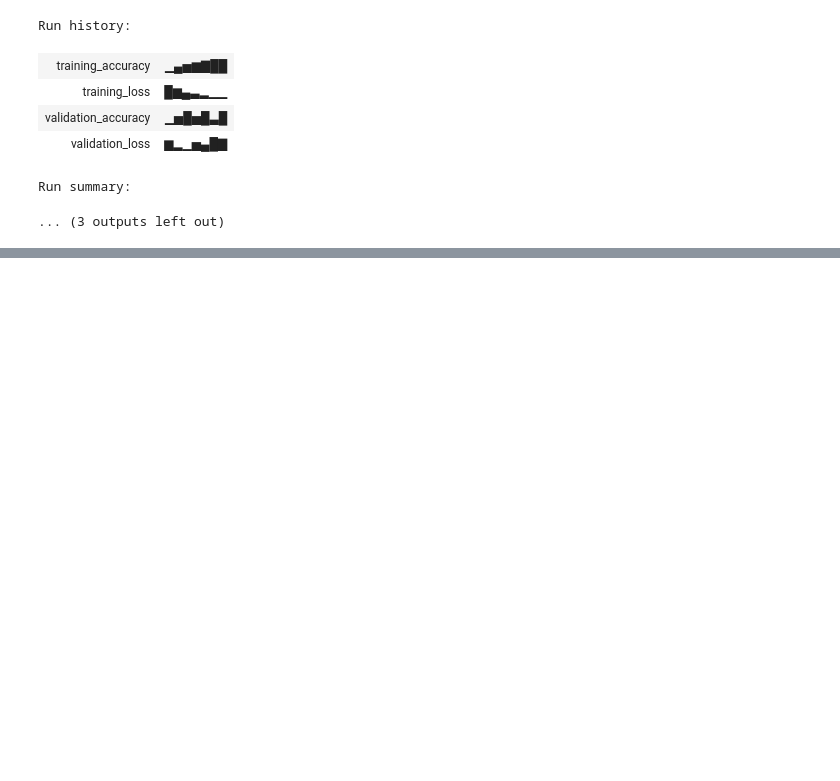
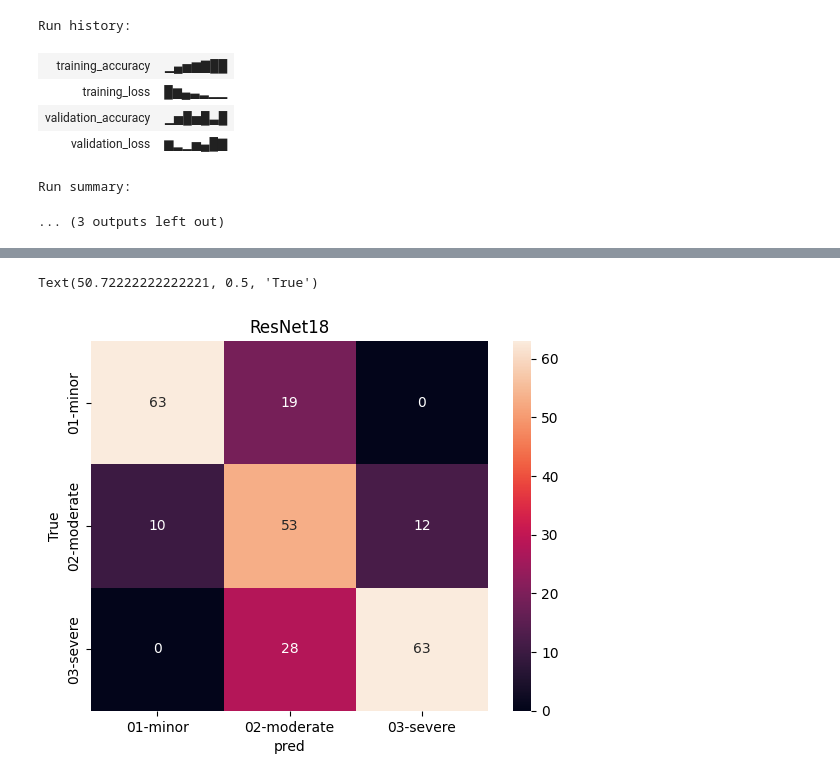
Before and after one commit to zolzayada/GP5_cool_cool_DL, a Jupyter notebook: GP_5_DL_катя.ipynb, the cells around one changed output, grey strips where cells are left out. Drawn from its saved outputs; the diff is of its cells as text; code cells hidden in the pictures; blank space fills up the shorter version.

```diff
--- a/GP_5_DL_катя.ipynb
+++ b/GP_5_DL_катя.ipynb
@@ -611,0 +709,4 @@ Run summary:
+# %%
+model_resnet = models.resnet18()
+model_resnet.fc = torch.nn.Linear(512, 3)
+model_resnet = load('ResNet:v6', model_resnet)
@@ -611,0 +768,2 @@ Run summary:
+# %%
+y_true_resnet, y_pred_resnet = evaluate(model_resnet, dataloader['validation'])
@@ -611,0 +815,9 @@ Run summary:
+# %%
+cm = confusion_matrix(y_true_resnet, y_pred_resnet)
+sns.heatmap(cm, annot=True, xticklabels=target_names, yticklabels=target_names)
+plt.title('ResNet18')
+plt.xlabel('pred')
+plt.ylabel('True')
+# %% [output]
+Text(50.72222222222221, 0.5, 'True')
+[figure, added]
```
Also changed, not shown: parts of 28 cells of this notebook.
